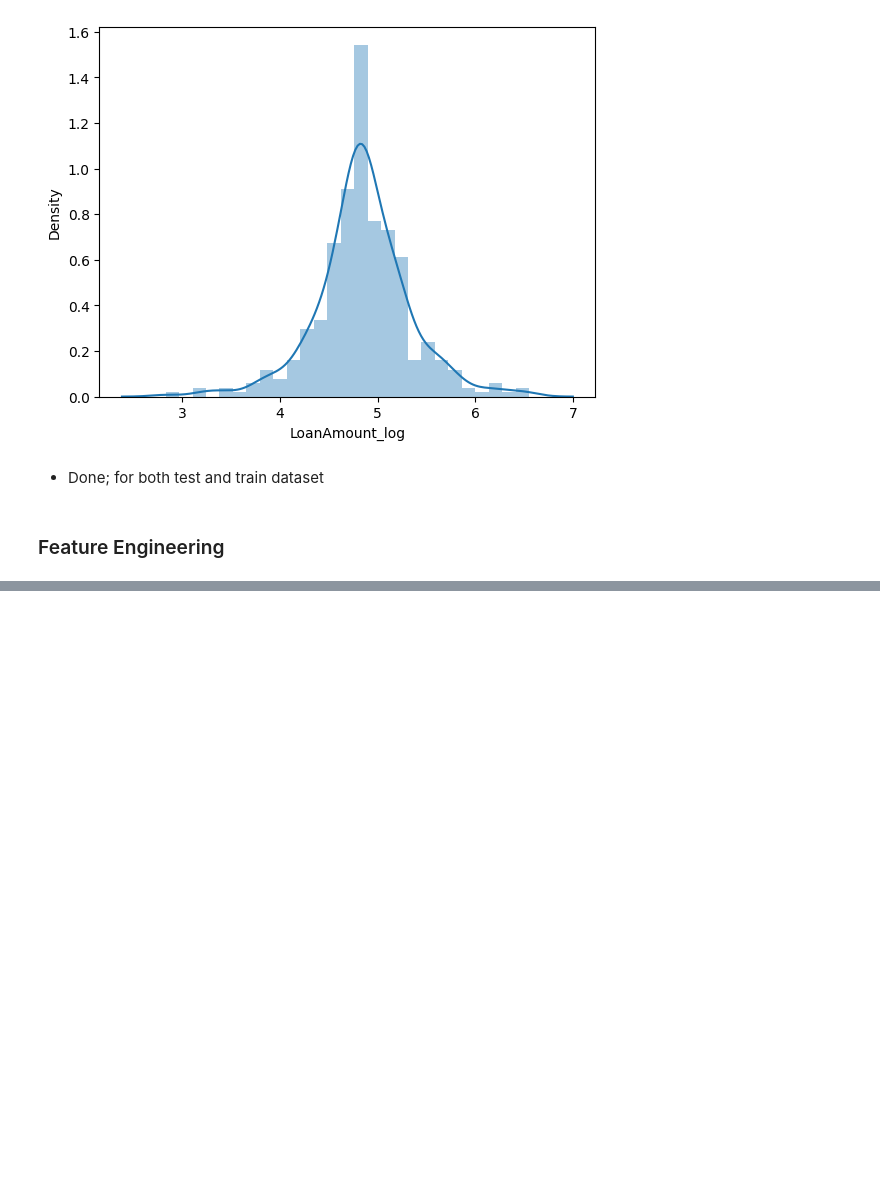
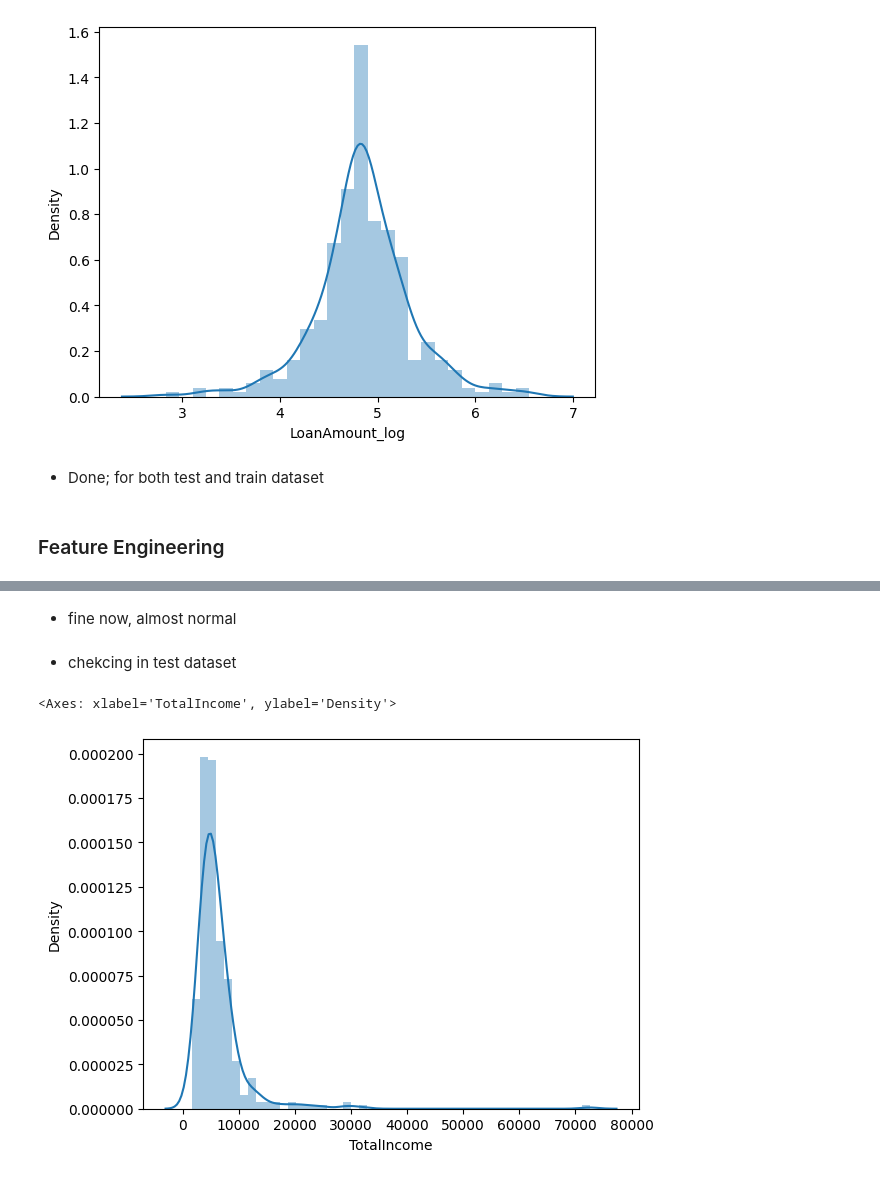
Before and after one commit to bhavbooks/Loan-Approval-Prediction-System, a Jupyter notebook: main.ipynb, the cells around one changed output, grey strips where cells are left out. Cells and saved outputs as stored; diff of their text form; code cells hidden in the pictures; blank space fills up the shorter version.

```diff
--- a/main.ipynb
+++ b/main.ipynb
@@ -942,0 +969,2 @@ sns.distplot(test["LoanAmount_log"])
+# %%
+test["TotalIncome"]=test["ApplicantIncome"]+test["CoapplicantIncome"]
@@ -942,0 +997,9 @@ sns.distplot(test["LoanAmount_log"])
+# %% [markdown]
+- fine now, almost normal
+# %% [markdown]
+- chekcing in test dataset
+# %%
+sns.distplot(test["TotalIncome"])
+# %% [output]
+<Axes: xlabel='TotalIncome', ylabel='Density'>
+[figure, added]
```
Also changed, not shown: parts of 67 cells of this notebook, 1 other file.
